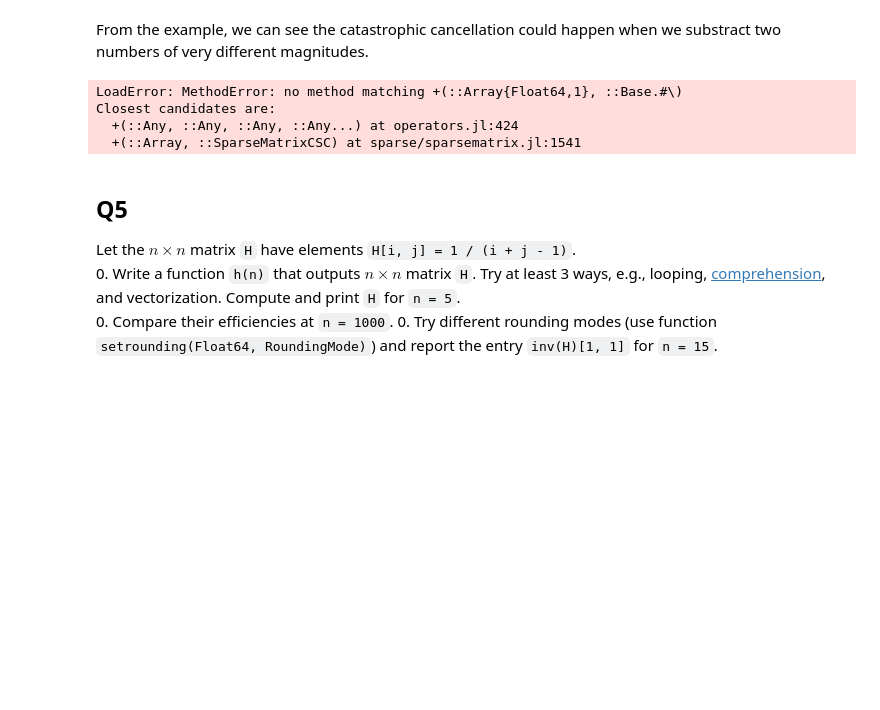
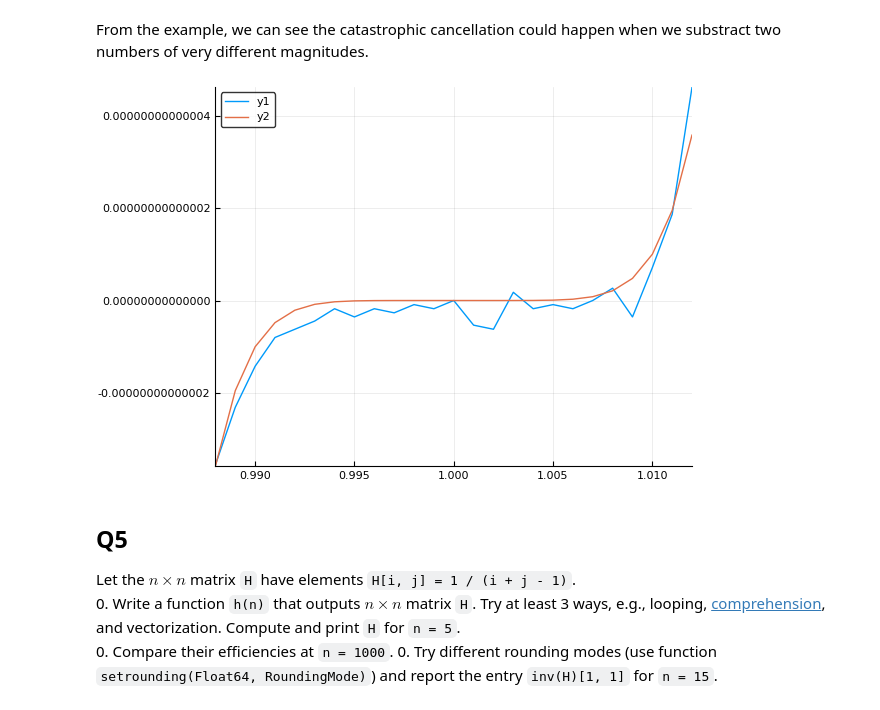
Before and after one commit to JiayunLi/biostat-m280-2018-spring, a Jupyter notebook: hw1/hw01.ipynb, the cells around one changed output. Drawn from its saved outputs; the diff is of its cells as text; code cells hidden in the pictures; blank space fills up the shorter version.

```diff
--- a/hw1/hw01.ipynb
+++ b/hw1/hw01.ipynb
@@ -239,15 +240,13 @@ using Plots
 # %%
 # Create the vector
 x = collect(0.988:0.001:1.012)
-y1 = x.^7 - 7 * (x.^6) + 21 * (x.^5) - 35 * (x.^4) + 35 * (x.^3) - 21 * (x.^2) + 7 * x - 1
+y1 = x.^7 - 7 * (x.^6) + 21 * (x.^5) - 35 * (x.^4) +
+     35 * (x.^3) - 21 * (x.^2) + 7 * x - 1
 y2 = (x - 1).^7
 plt = pyplot()
 plot(x, [y1, y2])
 # %% [output]
-LoadError: MethodError: no method matching +(::Array{Float64,1}, ::Base.#\)
-Closest candidates are:
-  +(::Any, ::Any, ::Any, ::Any...) at operators.jl:424
-  +(::Array, ::SparseMatrixCSC) at sparse/sparsematrix.jl:1541
+[figure, added]
 # %% [markdown]
 ## Q5
 
```
Also changed, not shown: parts of 5 cells of this notebook, 1 other file.
